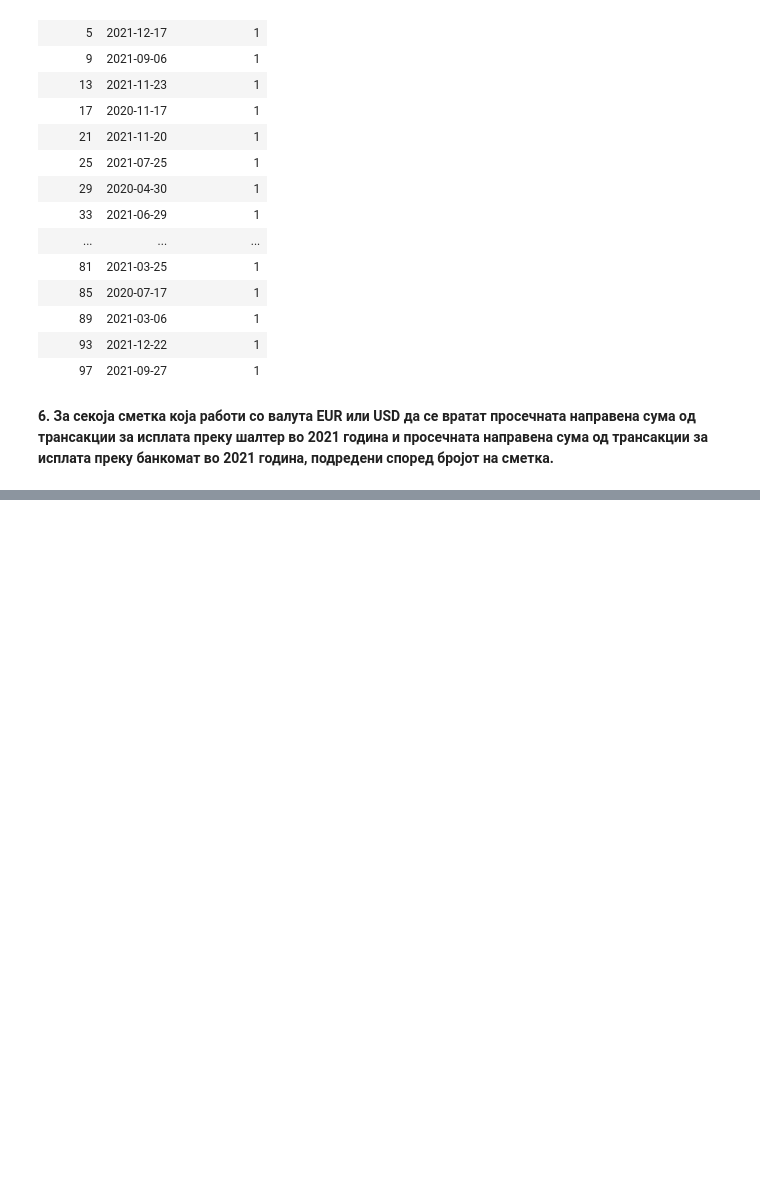
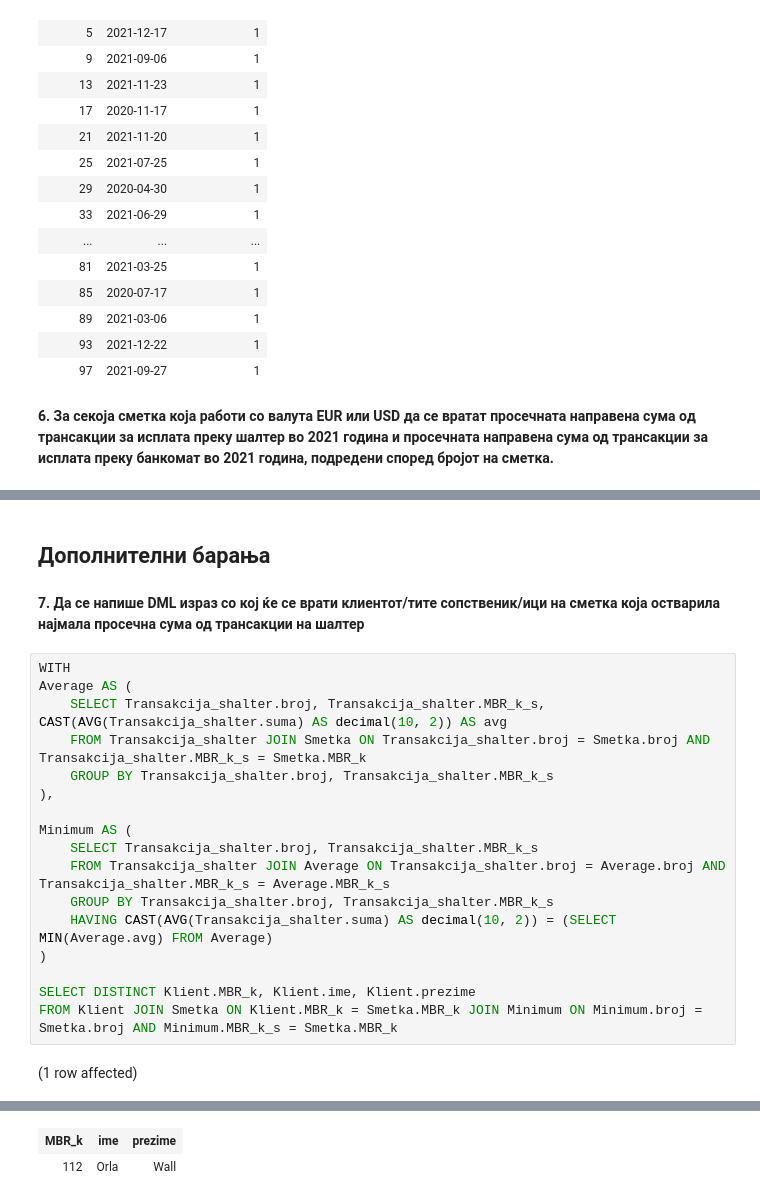
Before and after one commit to aesbube/bnp, a Jupyter notebook: labs/lab4/lab4.ipynb, the cells around one changed output, grey strips where cells are left out. Drawn from its saved outputs; the diff is of its cells as text; blank space fills up the shorter version.

```diff
--- a/labs/lab4/lab4.ipynb
+++ b/labs/lab4/lab4.ipynb
@@ -132,3 +136,26 @@ Total execution time: 00:00:00.035
 | 330 | 1130.00 | 130.00 |
 | 370 | 1782.00 | 55.00 |
 | 515 | 1955.00 | 371.00 |
+# %% [markdown]
+## **Дополнителни барања**
+# %% [markdown]
+**7. Да се напише DML израз со кој ќе се врати клиентот/тите сопственик/ици на сметка која остварила најмала просечна сума од трансакции на шалтер**
+# %%
+WITH
+Average AS (
+    SELECT Transakcija_shalter.broj, Transakcija_shalter.MBR_k_s, CAST(AVG(Transakcija_shalter.suma) AS decimal(10, 2)) AS avg
+    FROM Transakcija_shalter JOIN Smetka ON Transakcija_shalter.broj = Smetka.broj AND Transakcija_shalter.MBR_k_s = Smetka.MBR_k
+    GROUP BY Transakcija_shalter.broj, Transakcija_shalter.MBR_k_s
+),
+
+Minimum AS (
+    SELECT Transakcija_shalter.broj, Transakcija_shalter.MBR_k_s
+    FROM Transakcija_shalter JOIN Average ON Transakcija_shalter.broj = Average.broj AND Transakcija_shalter.MBR_k_s = Average.MBR_k_s
+    GROUP BY Transakcija_shalter.broj, Transakcija_shalter.MBR_k_s
+    HAVING CAST(AVG(Transakcija_shalter.suma) AS decimal(10, 2)) = (SELECT MIN(Average.avg) FROM Average)
+)
+
+SELECT DISTINCT Klient.MBR_k, Klient.ime, Klient.prezime
+FROM Klient JOIN Smetka ON Klient.MBR_k = Smetka.MBR_k JOIN Minimum ON Minimum.broj = Smetka.broj AND Minimum.MBR_k_s = Smetka.MBR_k
+# %% [output]
+(1 row affected)
@@ -134,0 +163,2 @@ Total execution time: 00:00:00.035
+| MBR_k | ime | prezime |
+| 112 | Orla | Wall |
```
Also changed, not shown: parts of 5 cells of this notebook.
